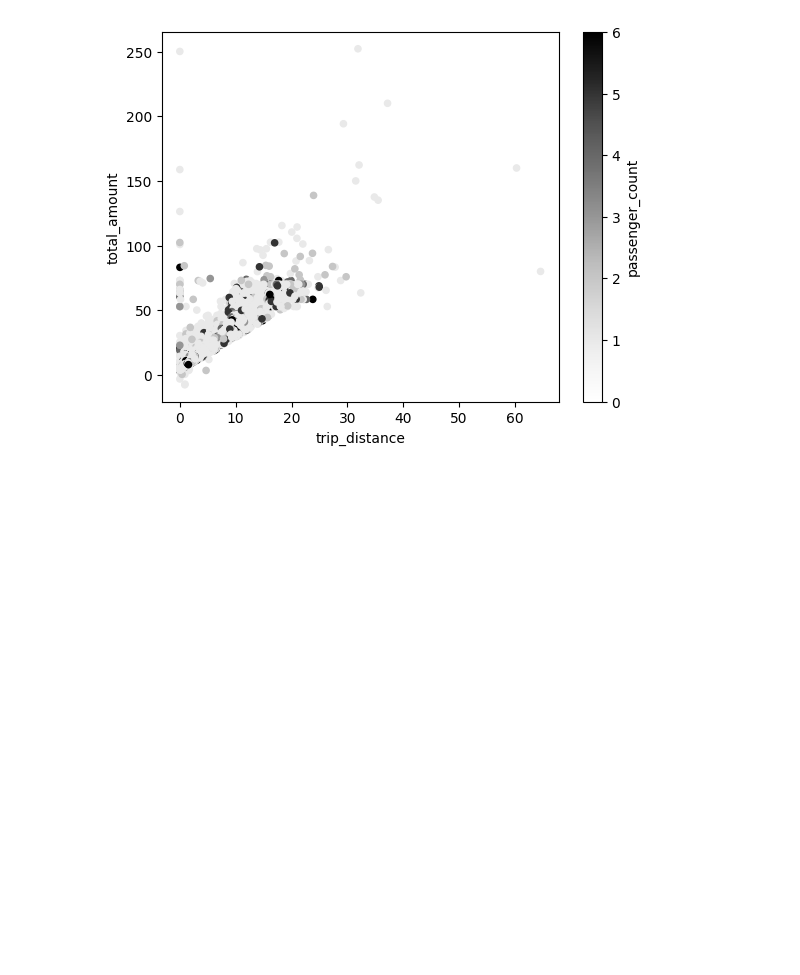
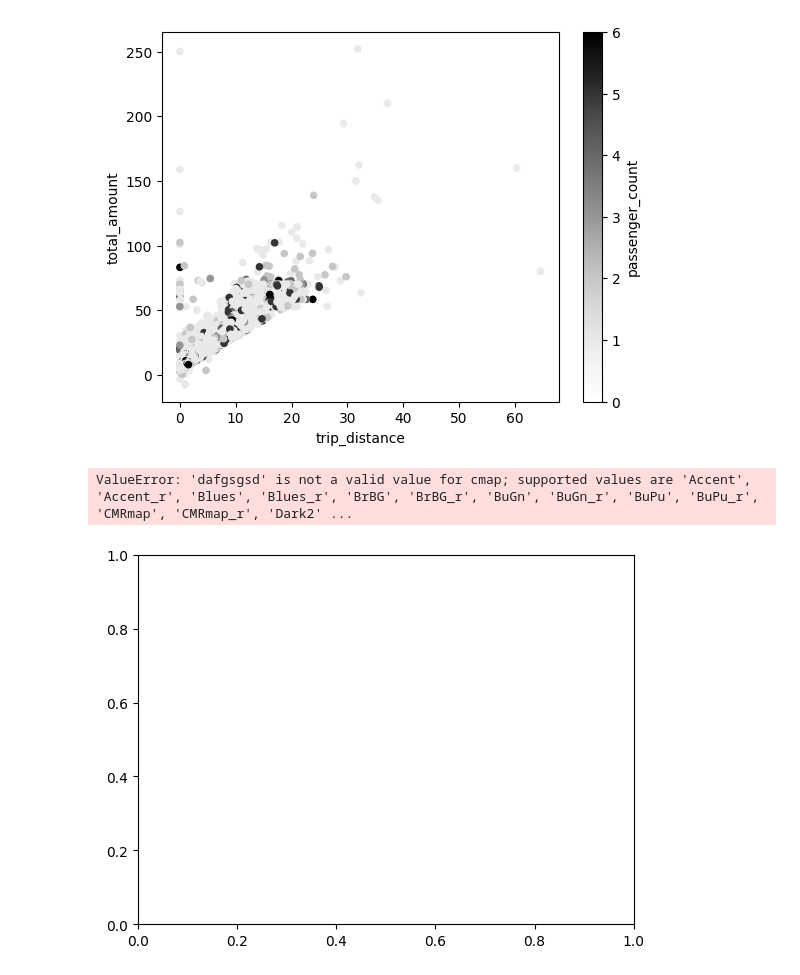
Before and after one commit to reuven/apple-2025-01Jan-plotting, a Jupyter notebook: Apple 2025-01Jan-09.ipynb, the cells around one changed output. Drawn from its saved outputs; the diff is of its cells as text; code cells hidden in the pictures; blank space fills up the shorter version.

```diff
--- a/Apple 2025-01Jan-09.ipynb
+++ b/Apple 2025-01Jan-09.ipynb
@@ -642,3 +642,8 @@ df.plot.scatter(x='trip_distance', y='total_amount', c='passenger_count')
 # %% [output]
 <Axes: xlabel='trip_distance', ylabel='total_amount'>
 [figure]
+# %%
+df.plot.scatter(x='trip_distance', y='total_amount', c='passenger_count', colormap='dafgsgsd')
+# %% [output]
+ValueError: 'dafgsgsd' is not a valid value for cmap; supported values are 'Accent', 'Accent_r', 'Blues', 'Blues_r', 'BrBG', 'BrBG_r', 'BuGn', 'BuGn_r', 'BuPu', 'BuPu_r', 'CMRmap', 'CMRmap_r', 'Dark2' ...
+[figure, added]
```
Also changed, not shown: parts of 2 cells of this notebook.
